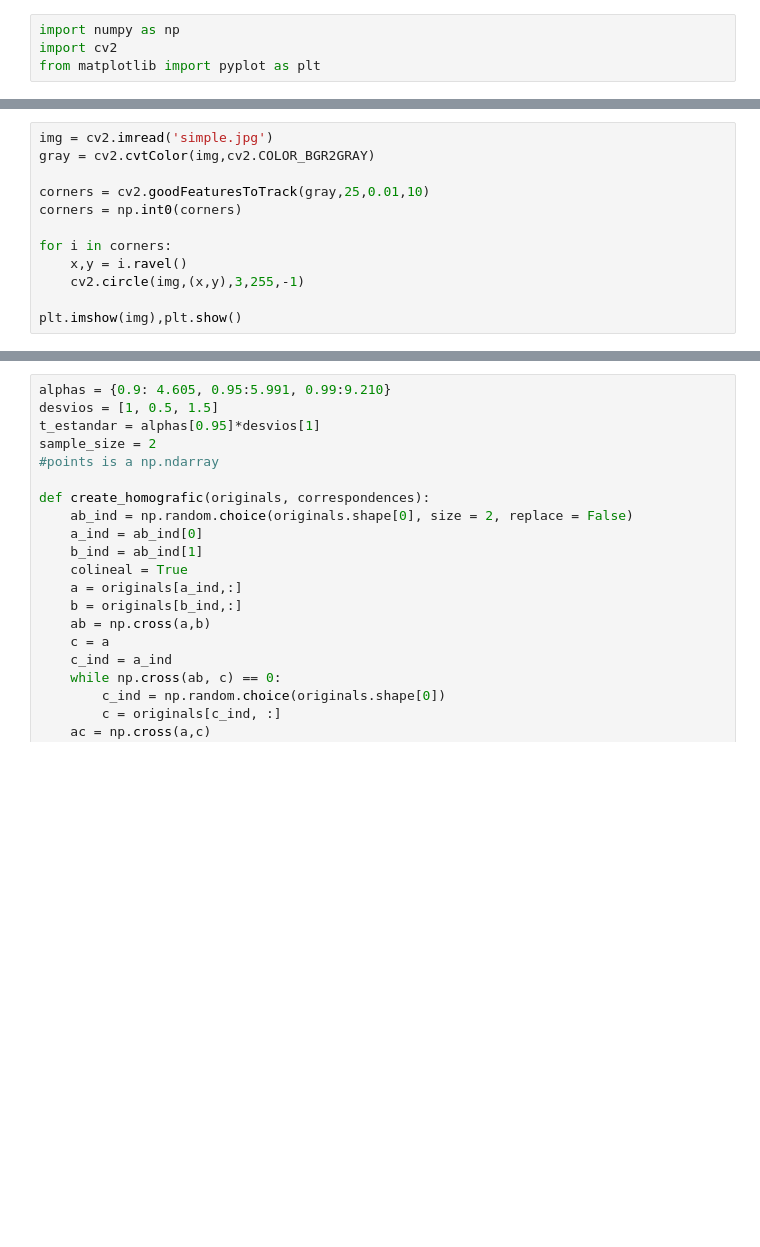
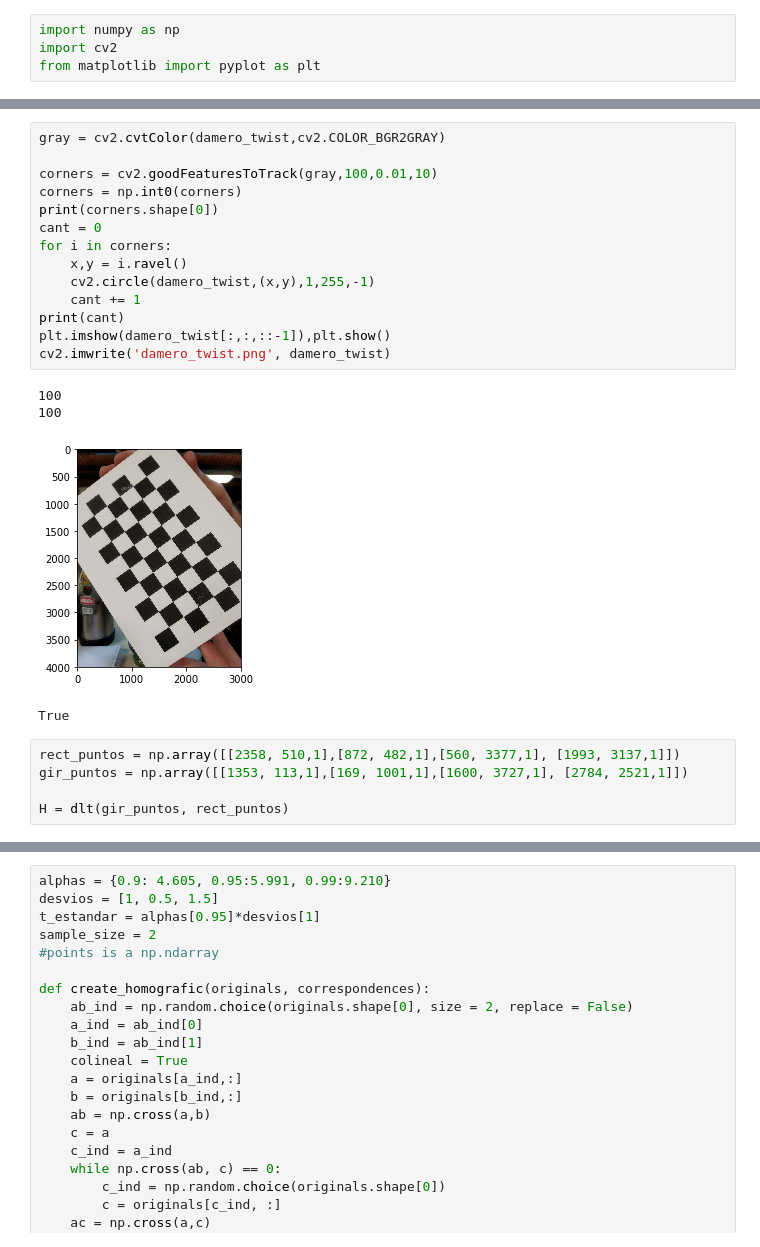
Before and after one commit to Jcortesconde/VisionComputadora, a Jupyter notebook: Practicas/Practica6/Practica6.ipynb, the cells around one changed output, grey strips where cells are left out. Cells and saved outputs as stored; diff of their text form; blank space fills up the shorter version.

```diff
--- a/Practicas/Practica6/Practica6.ipynb
+++ b/Practicas/Practica6/Practica6.ipynb
@@ -60,12 +102,24 @@ def dlt(originals, correspondence):  ## numpy arrays of the same size
 # %%
-img = cv2.imread('simple.jpg')
-gray = cv2.cvtColor(img,cv2.COLOR_BGR2GRAY)
+gray = cv2.cvtColor(damero_twist,cv2.COLOR_BGR2GRAY)
 
-corners = cv2.goodFeaturesToTrack(gray,25,0.01,10)
+corners = cv2.goodFeaturesToTrack(gray,100,0.01,10)
 corners = np.int0(corners)
-
+print(corners.shape[0])
+cant = 0
 for i in corners:
     x,y = i.ravel()
-    cv2.circle(img,(x,y),3,255,-1)
-
-plt.imshow(img),plt.show()
+    cv2.circle(damero_twist,(x,y),1,255,-1)
+    cant += 1
+print(cant)
+plt.imshow(damero_twist[:,:,::-1]),plt.show()
+cv2.imwrite('damero_twist.png', damero_twist)
+# %% [output]
+100
+100
+[figure, added]
+True
+# %%
+rect_puntos = np.array([[2358, 510,1],[872, 482,1],[560, 3377,1], [1993, 3137,1]])
+gir_puntos = np.array([[1353, 113,1],[169, 1001,1],[1600, 3727,1], [2784, 2521,1]])
+
+H = dlt(gir_puntos, rect_puntos)
```
Also changed, not shown: parts of 6 cells of this notebook, 5 other files.
